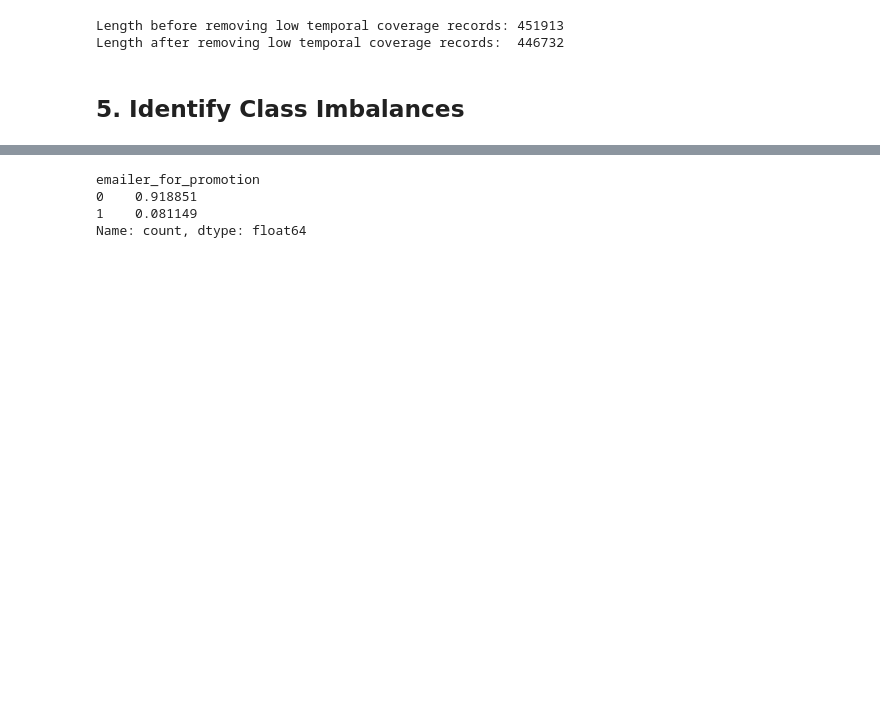
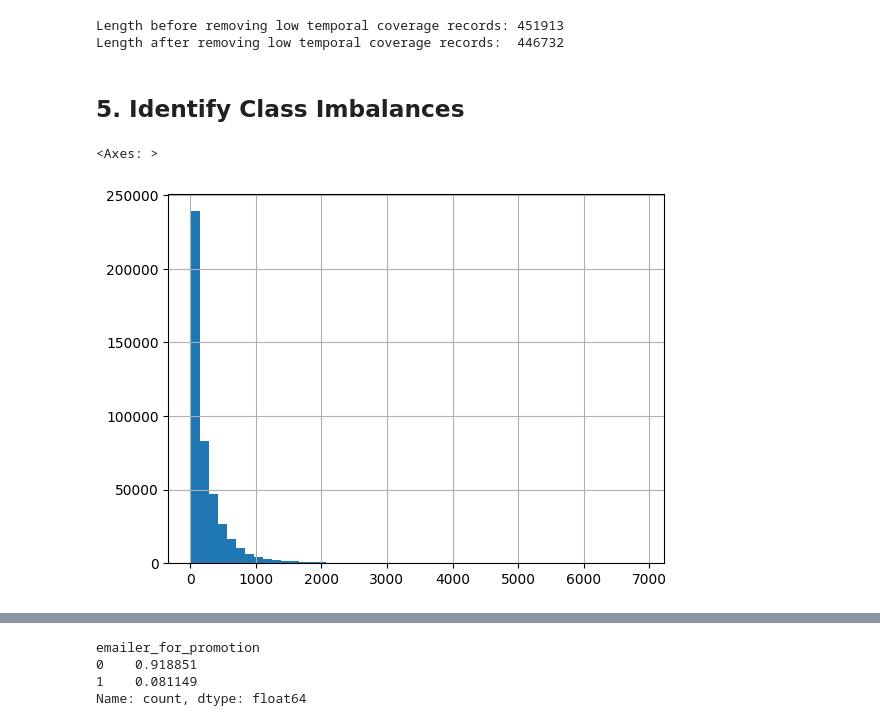
Before and after one commit to zazencodes/ml-quest-1-demand-forecasting, a Jupyter notebook: notebooks/1_explore_clean.ipynb, the cells around one changed output, grey strips where cells are left out. Drawn from its saved outputs; the diff is of its cells as text; code cells hidden in the pictures; blank space fills up the shorter version.

```diff
--- a/notebooks/1_explore_clean.ipynb
+++ b/notebooks/1_explore_clean.ipynb
@@ -638,3 +677,8 @@ Length before removing low temporal coverage records: 451913
 Length after removing low temporal coverage records:  446732
 # %% [markdown]
 ## 5. Identify Class Imbalances
+# %%
+df.num_orders.hist(bins=50)
+# %% [output]
+<Axes: >
+[figure, added]
```
Also changed, not shown: parts of 29 cells of this notebook, 18 other files.
